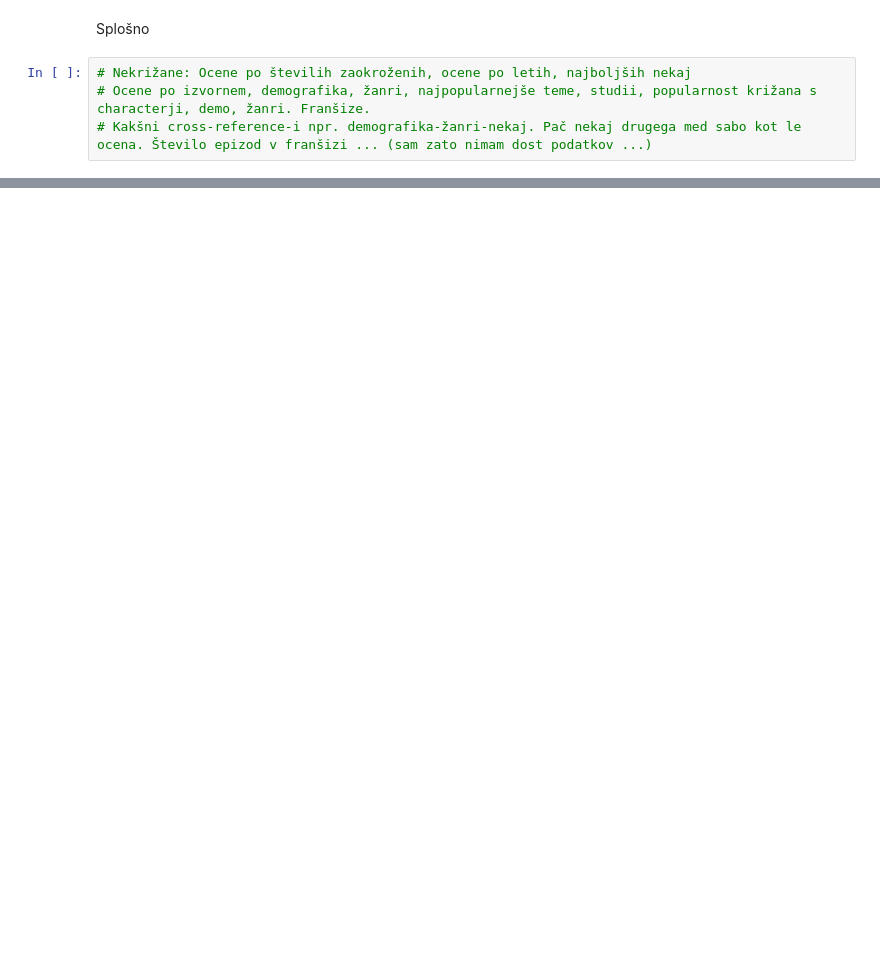
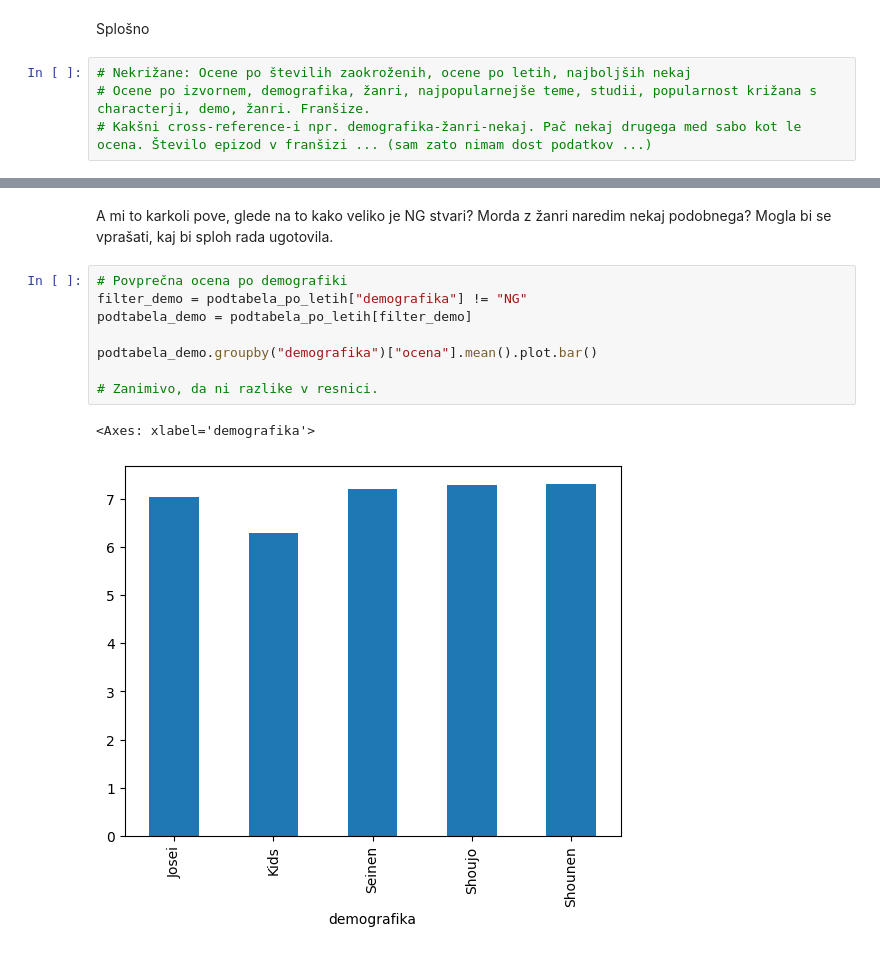
Before and after one commit to lrozman/Projektna-naloga-UVP---Rozman-Lara, a Jupyter notebook: analiza.ipynb, the cells around one changed output, grey strips where cells are left out. Drawn from its saved outputs; the diff is of its cells as text; blank space fills up the shorter version.

```diff
--- a/analiza.ipynb
+++ b/analiza.ipynb
@@ -125,0 +154,14 @@ po_ocenah.plot.bar() #Dam na manj? Na koliko manj?  Ali lahko razširim graf?
+# %% [markdown]
+A mi to karkoli pove, glede na to kako veliko je NG stvari? Morda z žanri naredim nekaj podobnega?
+Mogla bi se vprašati, kaj bi sploh rada ugotovila.
+# %%
+# Povprečna ocena po demografiki
+filter_demo = podtabela_po_letih["demografika"] != "NG"
+podtabela_demo = podtabela_po_letih[filter_demo]
+
+podtabela_demo.groupby("demografika")["ocena"].mean().plot.bar()
+
+# Zanimivo, da ni razlike v resnici.
+# %% [output]
+<Axes: xlabel='demografika'>
+[figure, added]
```
Also changed, not shown: parts of 16 cells of this notebook.
